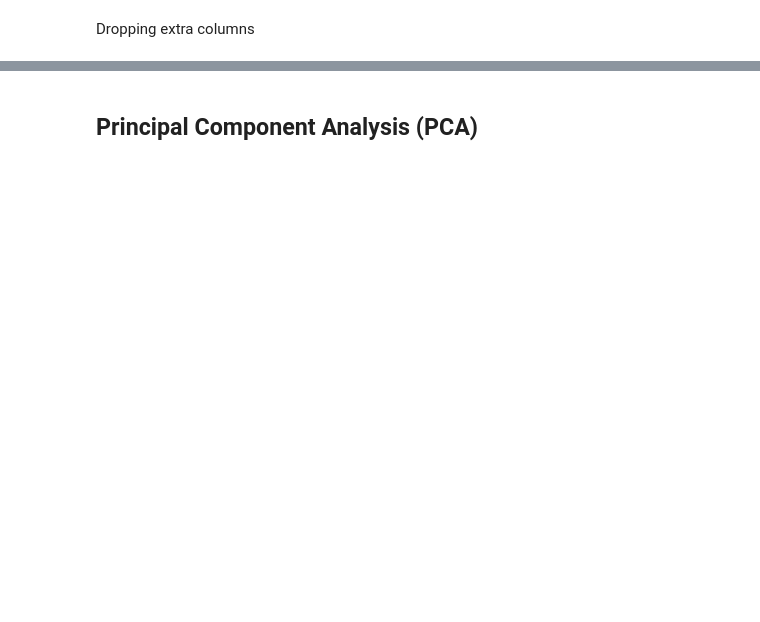
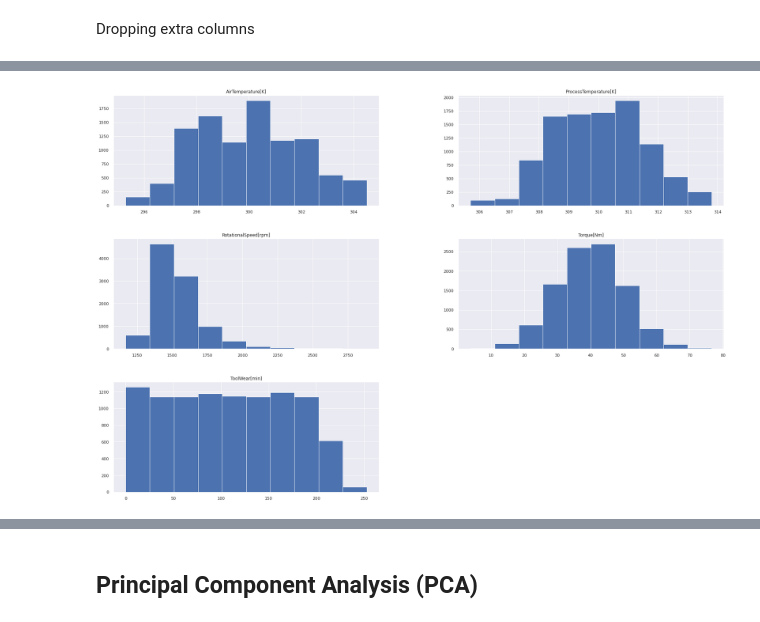
Before and after one commit to GursimarSaini/INSE6310Project, a Jupyter notebook: PredictiveMaintenance.ipynb, the cells around one changed output, grey strips where cells are left out. Drawn from its saved outputs; the diff is of its cells as text; code cells hidden in the pictures; blank space fills up the shorter version.

```diff
--- a/PredictiveMaintenance.ipynb
+++ b/PredictiveMaintenance.ipynb
@@ -144,0 +199,3 @@ plt.show()
+# %%
+X = dfwUniqueF.drop(columns=['MachineFailure'])
+X.head(5)
@@ -144,0 +209,5 @@ plt.show()
+# %%
+# univariate data exploration
+X.hist(figsize=(30,20),grid = True);
+# %% [output]
+[figure, added]
```
Also changed, not shown: parts of 56 cells of this notebook.
